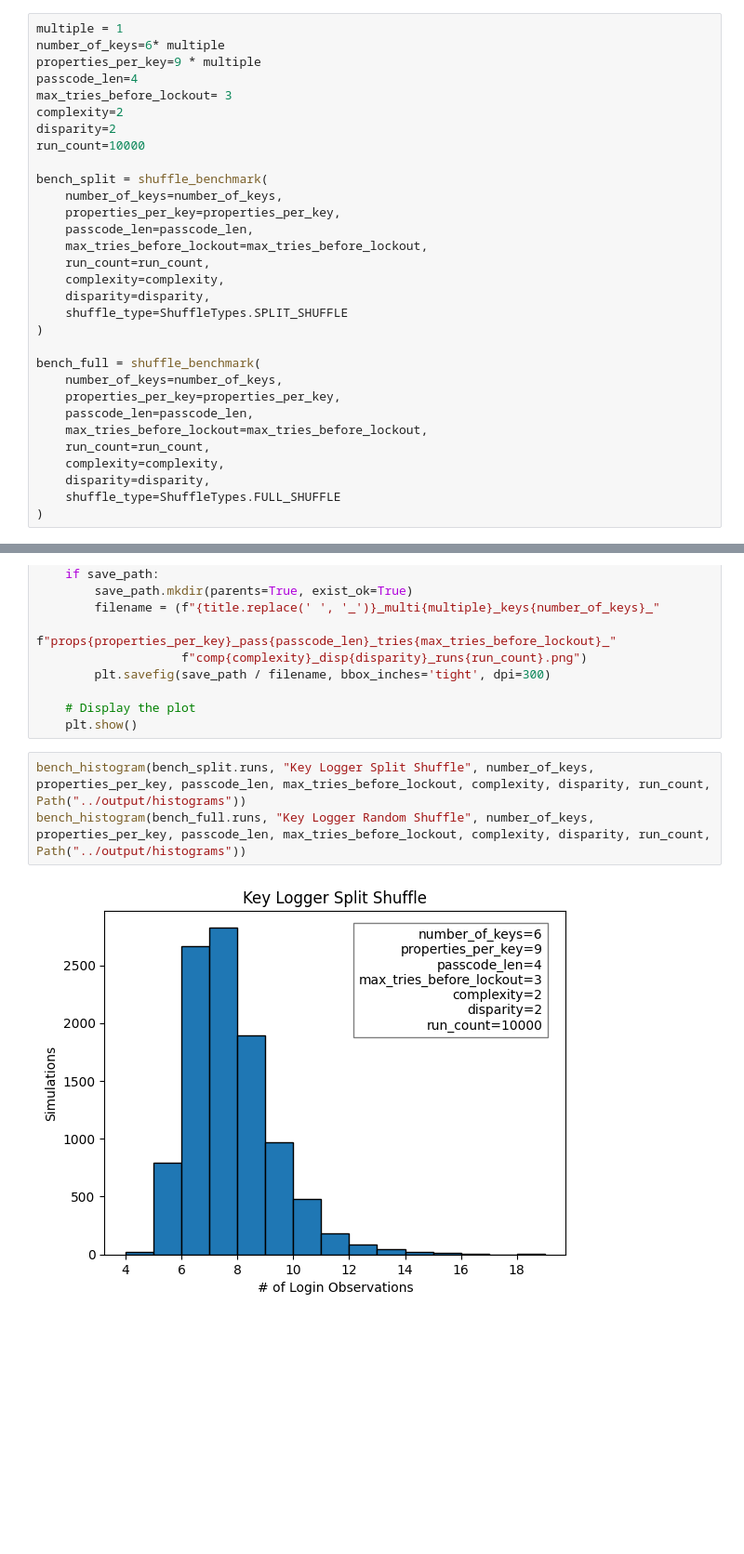
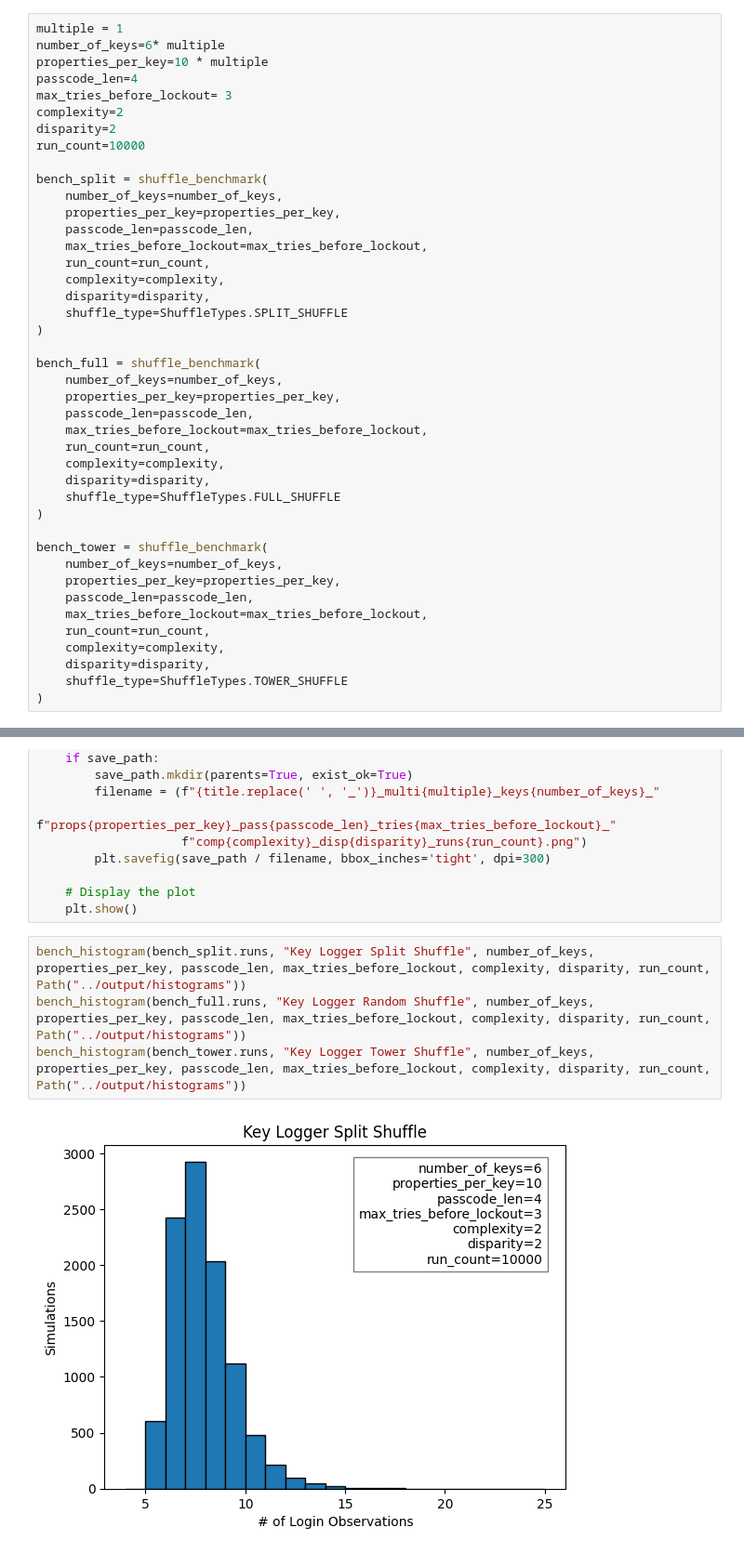
Before and after one commit to DonovanKelly/evilnkode, a Jupyter notebook: notebooks/evilkode.ipynb, the cells around one changed output, grey strips where cells are left out. Shown at 93% size. Drawn from its saved outputs; the diff is of its cells as text; blank space fills up the shorter version.

Commit message:
implement tower shuffle

```diff
--- a/notebooks/evilkode.ipynb
+++ b/notebooks/evilkode.ipynb
@@ -6,7 +6,7 @@ from pathlib import Path
 # %%
 multiple = 1
 number_of_keys=6* multiple
-properties_per_key=9 * multiple
+properties_per_key=10 * multiple
 passcode_len=4
 max_tries_before_lockout= 3
 complexity=2
@@ -34,3 +34,14 @@ bench_full = shuffle_benchmark(
     disparity=disparity,
     shuffle_type=ShuffleTypes.FULL_SHUFFLE
 )
+
+bench_tower = shuffle_benchmark(
+    number_of_keys=number_of_keys,
+    properties_per_key=properties_per_key,
+    passcode_len=passcode_len,
+    max_tries_before_lockout=max_tries_before_lockout,
+    run_count=run_count,
+    complexity=complexity,
+    disparity=disparity,
+    shuffle_type=ShuffleTypes.TOWER_SHUFFLE
+)
@@ -88,5 +100,6 @@ def bench_histogram(data, title, number_of_keys, properties_per_key,
 # %%
 bench_histogram(bench_split.runs, "Key Logger Split Shuffle", number_of_keys, properties_per_key, passcode_len, max_tries_before_lockout, complexity, disparity, run_count, Path("../output/histograms"))
 bench_histogram(bench_full.runs, "Key Logger Random Shuffle", number_of_keys, properties_per_key, passcode_len, max_tries_before_lockout, complexity, disparity, run_count, Path("../output/histograms"))
+bench_histogram(bench_tower.runs, "Key Logger Tower Shuffle", number_of_keys, properties_per_key, passcode_len, max_tries_before_lockout, complexity, disparity, run_count, Path("../output/histograms"))
 # %% [output]
-[figure, old version]
+[figure, new version]
```
Also changed, not shown: parts of 3 cells of this notebook, 6 other files.
